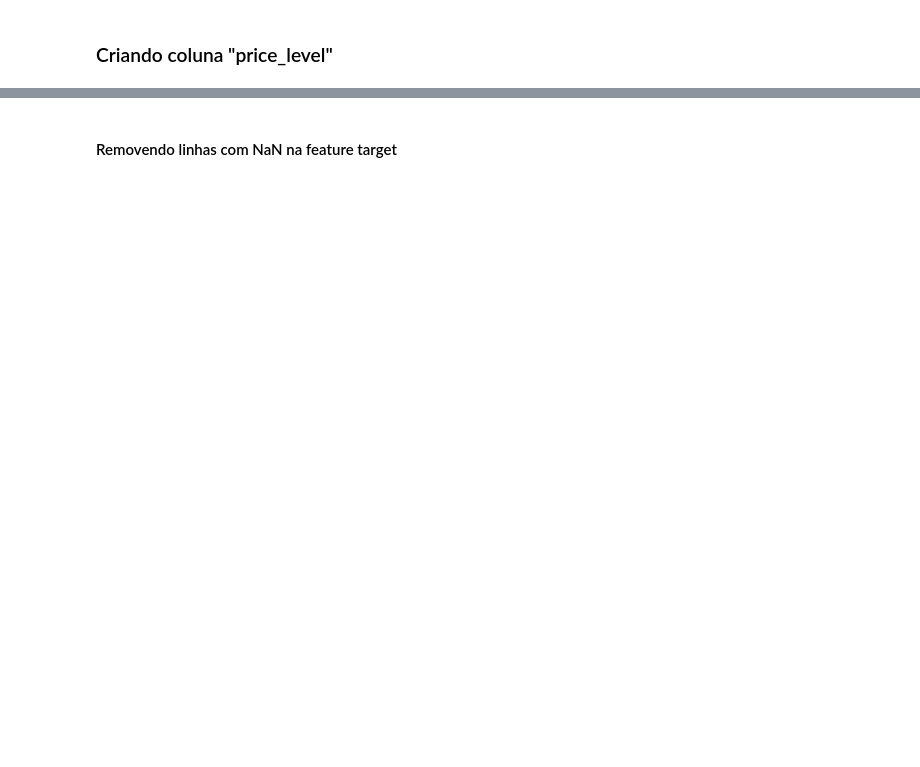
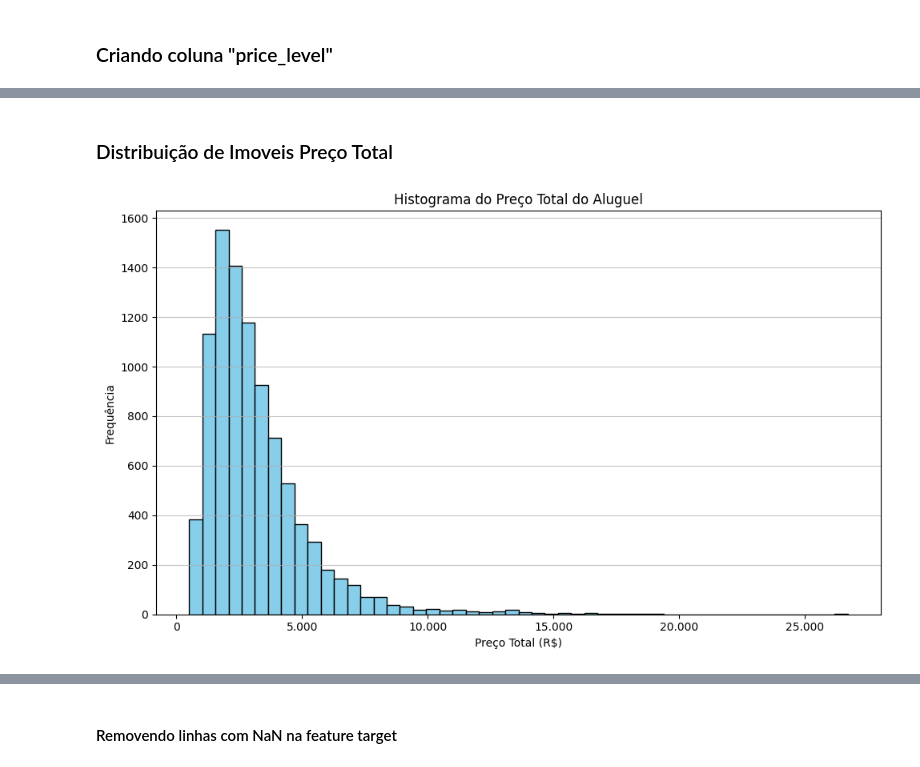
Before and after one commit to csampaio2/imoveis-sp-prediction, a Jupyter notebook: trabalho_final_imoveis_aluguel.ipynb, the cells around one changed output, grey strips where cells are left out. Saved outputs shown, nothing was run; the diff lists cells and outputs as text; code cells hidden in the pictures; blank space fills up the shorter version.

```diff
--- a/trabalho_final_imoveis_aluguel.ipynb
+++ b/trabalho_final_imoveis_aluguel.ipynb
@@ -198,3 +226,24 @@ df_clean
 | 11655 | Jardim Fonte do Morumbi | 76 | 1 | 0 | Apartamento | 10200 | 134.210526 | Muito Alto |
 | 11656 | Santo Amaro | 110 | 3 | 1 | Casa | 3440 | 31.272727 | Baixo |
 9294 rows × 8 columns
+# %% [markdown]
+### Distribuição de Imoveis Preço Total
+# %%
+fig, ax = plt.subplots(figsize=(10, 6))
+
+ax.hist(df_clean['total'], bins=50, color='skyblue', edgecolor='black')
+
+ax.set_title('Histograma do Preço Total do Aluguel')
+ax.set_xlabel('Preço Total (R$)')    # O eixo X é o preço
+ax.set_ylabel('Frequência')          # O eixo Y é a contagem
+ax.grid(axis='y', alpha=0.75)
+
+# A formatação do eixo é um pouco diferente aqui
+ax.get_xaxis().set_major_formatter(
+    plt.FuncFormatter(lambda x, loc: "{:,.0f}".format(x).replace(",", "."))
+)
+
+# Ajusta o layout para garantir que nada seja cortado
+plt.tight_layout()
+# %% [output]
+[figure, added]
```
Also changed, not shown: parts of 39 cells of this notebook.
